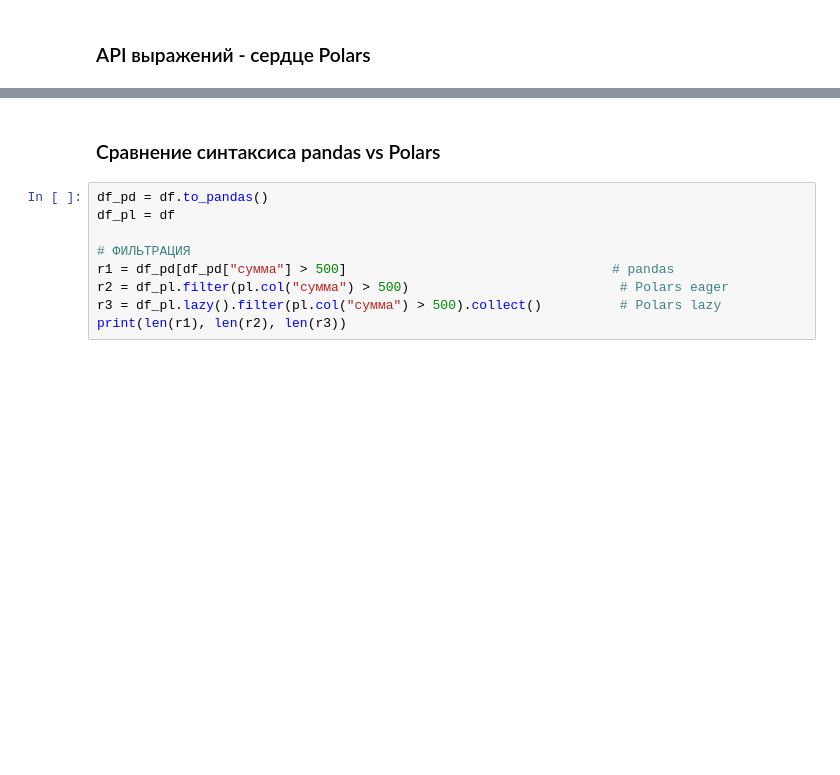
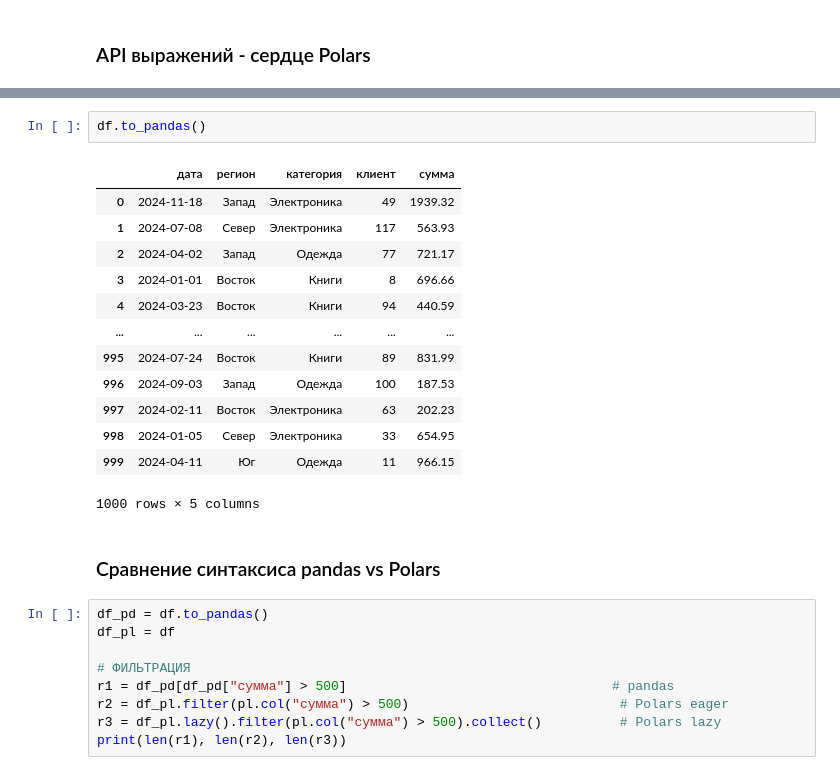
Before and after one commit to Biasqo/python_for_data_analysis_cource, a Jupyter notebook: 6_libraries/04_polars.ipynb, the cells around one changed output, grey strips where cells are left out. Saved outputs shown, nothing was run; the diff lists cells and outputs as text; blank space fills up the shorter version.

```diff
--- a/6_libraries/04_polars.ipynb
+++ b/6_libraries/04_polars.ipynb
@@ -180,3 +280,19 @@ df = pl.read_csv("../data/sales.csv")
+# %%
+df.to_pandas()
+# %% [output]
+|  | дата | регион | категория | клиент | сумма |
+| 0 | 2024-11-18 | Запад | Электроника | 49 | 1939.32 |
+| 1 | 2024-07-08 | Север | Электроника | 117 | 563.93 |
+| 2 | 2024-04-02 | Запад | Одежда | 77 | 721.17 |
+| 3 | 2024-01-01 | Восток | Книги | 8 | 696.66 |
+| 4 | 2024-03-23 | Восток | Книги | 94 | 440.59 |
+| ... | ... | ... | ... | ... | ... |
+| 995 | 2024-07-24 | Восток | Книги | 89 | 831.99 |
+| 996 | 2024-09-03 | Запад | Одежда | 100 | 187.53 |
+| 997 | 2024-02-11 | Восток | Электроника | 63 | 202.23 |
+| 998 | 2024-01-05 | Север | Электроника | 33 | 654.95 |
+| 999 | 2024-04-11 | Юг | Одежда | 11 | 966.15 |
+1000 rows × 5 columns
 # %% [markdown]
 ### Сравнение синтаксиса pandas vs Polars
 # %%
```
Also changed, not shown: parts of 12 cells of this notebook, 19 other files.
